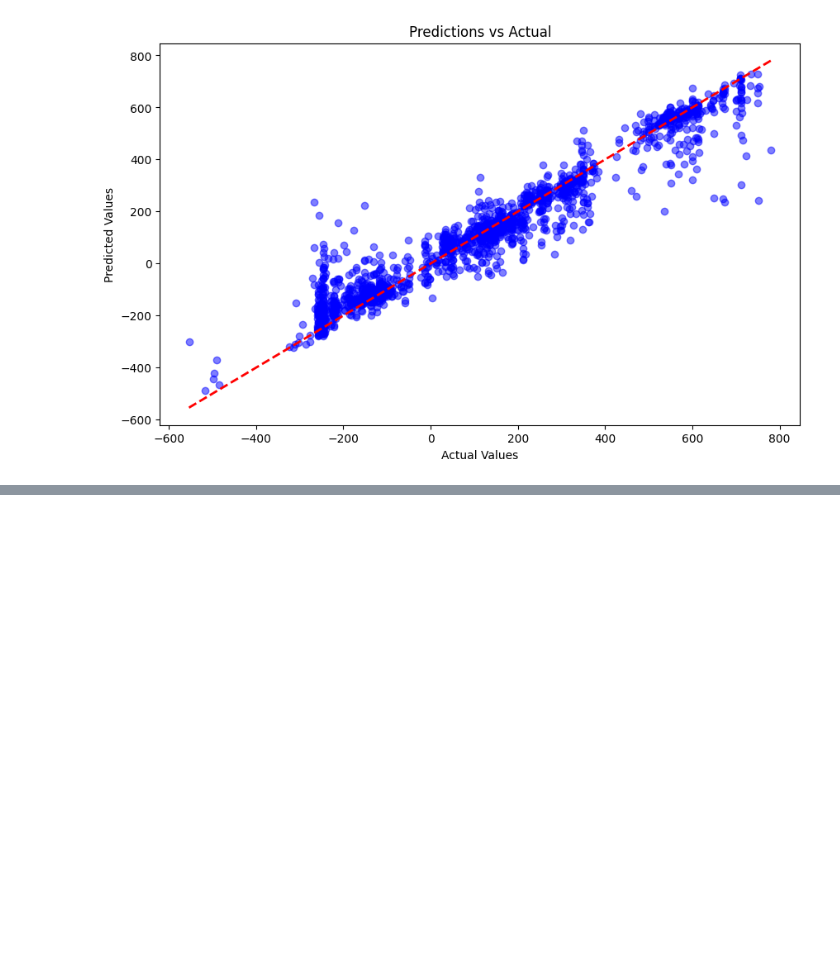
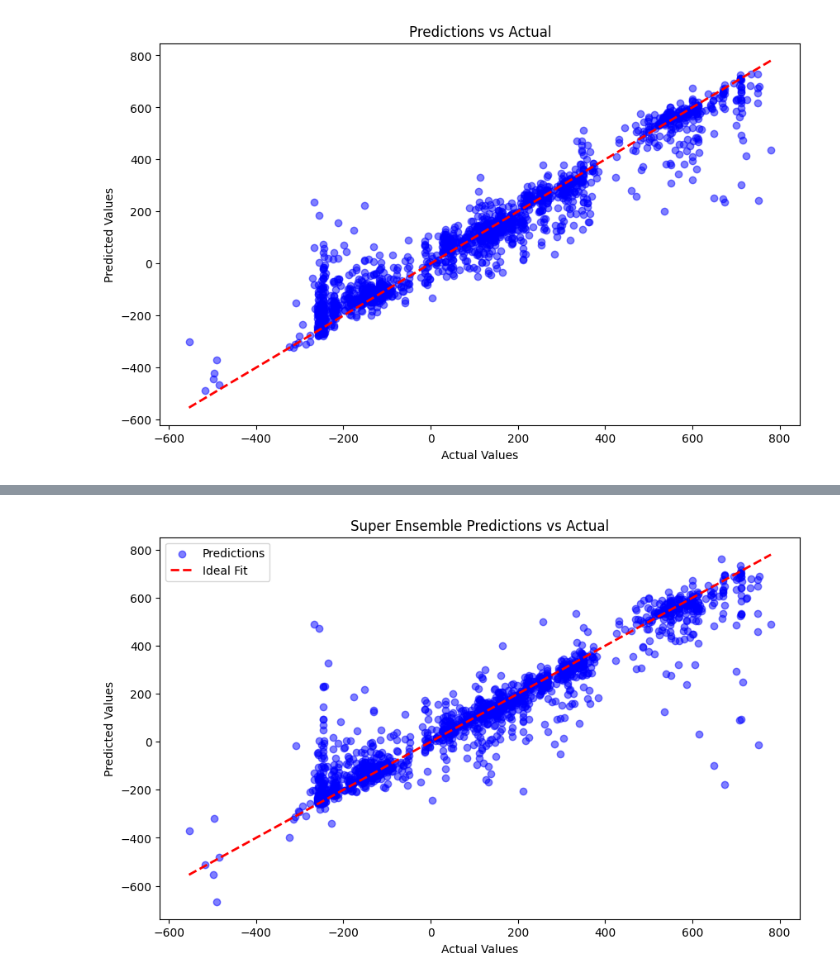
Before and after one commit to jack-stow/machine-learning-final, a Jupyter notebook: ancient_text_dater.ipynb, the cells around one changed output, grey strips where cells are left out. Drawn from its saved outputs; the diff is of its cells as text; code cells hidden in the pictures; blank space fills up the shorter version.

```diff
--- a/ancient_text_dater.ipynb
+++ b/ancient_text_dater.ipynb
@@ -1486,0 +1571,62 @@ plt.show()
+# %%
+import numpy as np
+from sklearn.metrics import mean_absolute_error, r2_score
+import matplotlib.pyplot as plt
+
+# Predict with TensorFlow models (all 10 folds)
+tf_models = [load_model(f"date_predictor-nn_fold{i}.h5") for i in range(1, 11)]
+tf_fold_predictions = []
+
+for model_fold in tf_models:
+    y_pred_scaled = model_fold.predict(X_test_scaled)  # Scaled predictions
+    y_pred = scaler_y.inverse_transform(y_pred_scaled.reshape(-1, 1)).flatten()  # Inverse scaling
+    tf_fold_predictions.append(y_pred)
+
+# Original TensorFlow model prediction
+y_pred_scaled = model.predict(X_test_scaled)  # Scaled predictions from original model
+pred_tf_original = scaler_y.inverse_transform(y_pred_scaled.reshape(-1, 1)).flatten()
+
+# Predictions from other models
+pred_rf = rf_model.predict(X_test)  # Random Forest
+pred_xgb = xg_reg.predict(X_test)  # XGBoost
+pred_lgbm = lgb_reg.predict(X_test)  # LightGBM
+
+# Combine all TensorFlow fold predictions with other model predictions
+all_predictions = tf_fold_predictions + [pred_tf_original, pred_rf, pred_xgb, pred_lgbm]
+
+# Compute MAEs for individual models
+individual_maes = [mean_absolute_error(y_test, pred) for pred in all_predictions]
+
+# Print individual model MAEs
+for i, mae in enumerate(individual_maes):
+    print(f"MAE Model {i+1}: {mae}")
+
+# Calculate weights based on inverse MAE
+maes = np.array(individual_maes)
+weights = 1 / maes  # Inverse MAE as weights
+weights /= weights.sum()  # Normalize weights
+print(f"Normalized Weights: {weights}")
+
+# Ensure all predictions are 1D arrays
+all_predictions = [pred.flatten() for pred in all_predictions]
+
+# Compute weighted average ensemble predictions
+final_predictions = np.sum([weights[i] * all_predictions[i] for i in range(len(all_predictions))], axis=0)
+
+# Evaluate final ensemble model
+mae_final = mean_absolute_error(y_test, final_predictions)
+r2_final = r2_score(y_test, final_predictions)
+
+print(f"Final Super Ensemble MAE: {mae_final}")
+print(f"Final Super Ensemble R²: {r2_final}")
+
+# Visualization: Predictions vs Actual
+plt.figure(figsize=(10, 6))
+plt.scatter(y_test, final_predictions, alpha=0.5, color='blue', label='Predictions')
+plt.plot([min(y_test), max(y_test)], [min(y_test), max(y_test)], 'r--', lw=2, label='Ideal Fit')
+plt.title("Super Ensemble Predictions vs Actual")
+plt.xlabel("Actual Values")
+plt.ylabel("Predicted Values")
+plt.legend()
+plt.show()
+# %% [output]
@@ -1486,0 +1650 @@ plt.show()
+[figure, added]
```
Also changed, not shown: parts of 8 cells of this notebook.
